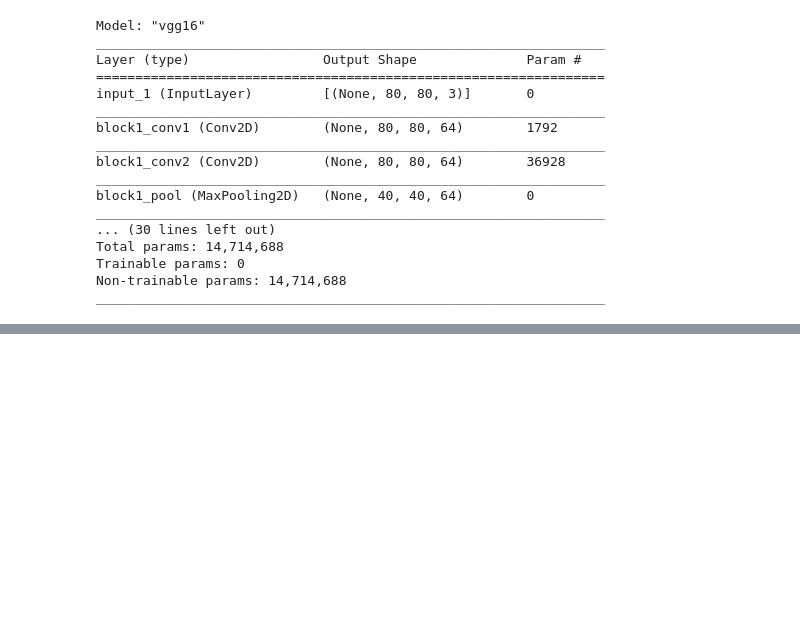
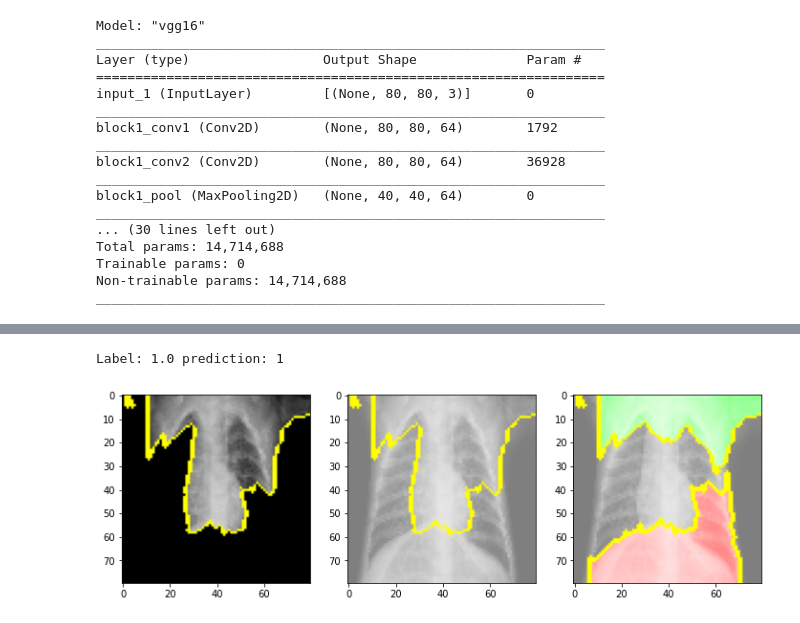
Before and after one commit to vinayakmodgil/Deep-learning-Image-Classification-, a Jupyter notebook: xray-main-vinayak.ipynb, the cells around one changed output, grey strips where cells are left out. Drawn from its saved outputs; the diff is of its cells as text; code cells hidden in the pictures; blank space fills up the shorter version.

```diff
--- a/xray-main-vinayak.ipynb
+++ b/xray-main-vinayak.ipynb
@@ -926,0 +1033,5 @@ X_test, y_test = next(test)
+# %%
+mask_temp(450)
+# %% [output]
+Label: 1.0 prediction: 1
+[figure, added]
```
Also changed, not shown: parts of 34 cells of this notebook.
